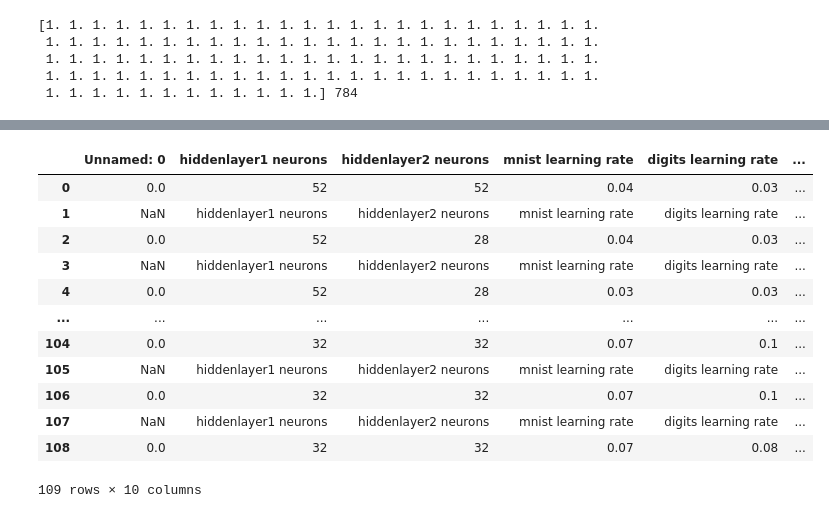
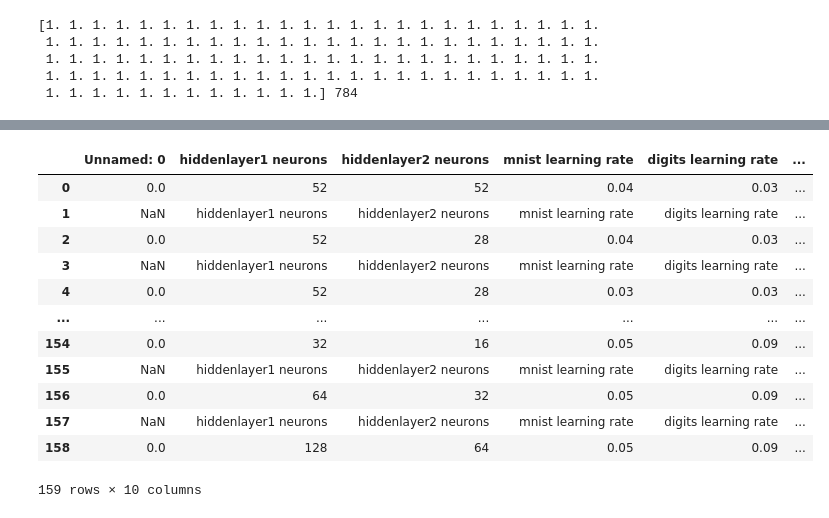
Before and after one commit to krypticlogan/sudoku_model, a Jupyter notebook: book.ipynb, the cells around one changed output, grey strips where cells are left out. Drawn from its saved outputs; the diff is of its cells as text; code cells hidden in the pictures.

```diff
--- a/book.ipynb
+++ b/book.ipynb
@@ -604,20 +707,20 @@ array([2, 7, 5, ..., 2, 5, 2], dtype=int64)
 # %%
-training = pd.read_csv('training.csv')
+training = pd.read_csv('data/results/training.csv')
 display(training)
 # %% [output]
 |  | Unnamed: 0 | hiddenlayer1 neurons | hiddenlayer2 neurons | mnist learning rate | digits learning rate | ... |
 | 0 | 0.0 | 52 | 52 | 0.04 | 0.03 | ... |
 | 1 | NaN | hiddenlayer1 neurons | hiddenlayer2 neurons | mnist learning rate | digits learning rate | ... |
 | 2 | 0.0 | 52 | 28 | 0.04 | 0.03 | ... |
 | 3 | NaN | hiddenlayer1 neurons | hiddenlayer2 neurons | mnist learning rate | digits learning rate | ... |
 | 4 | 0.0 | 52 | 28 | 0.03 | 0.03 | ... |
 | ... | ... | ... | ... | ... | ... | ... |
-| 104 | 0.0 | 32 | 32 | 0.07 | 0.1 | ... |
-| 105 | NaN | hiddenlayer1 neurons | hiddenlayer2 neurons | mnist learning rate | digits learning rate | ... |
-| 106 | 0.0 | 32 | 32 | 0.07 | 0.1 | ... |
-| 107 | NaN | hiddenlayer1 neurons | hiddenlayer2 neurons | mnist learning rate | digits learning rate | ... |
-| 108 | 0.0 | 32 | 32 | 0.07 | 0.08 | ... |
+| 154 | 0.0 | 32 | 16 | 0.05 | 0.09 | ... |
+| 155 | NaN | hiddenlayer1 neurons | hiddenlayer2 neurons | mnist learning rate | digits learning rate | ... |
+| 156 | 0.0 | 64 | 32 | 0.05 | 0.09 | ... |
+| 157 | NaN | hiddenlayer1 neurons | hiddenlayer2 neurons | mnist learning rate | digits learning rate | ... |
+| 158 | 0.0 | 128 | 64 | 0.05 | 0.09 | ... |
-109 rows × 10 columns
+159 rows × 10 columns
 # %%
 # preds = make_predictions(board_squares, w1, b1, w2, b2, w3, b3)
 # print(f'{preds} \n {grid_labels}')
```
Also changed, not shown: parts of 9 cells of this notebook, 27 other files.
